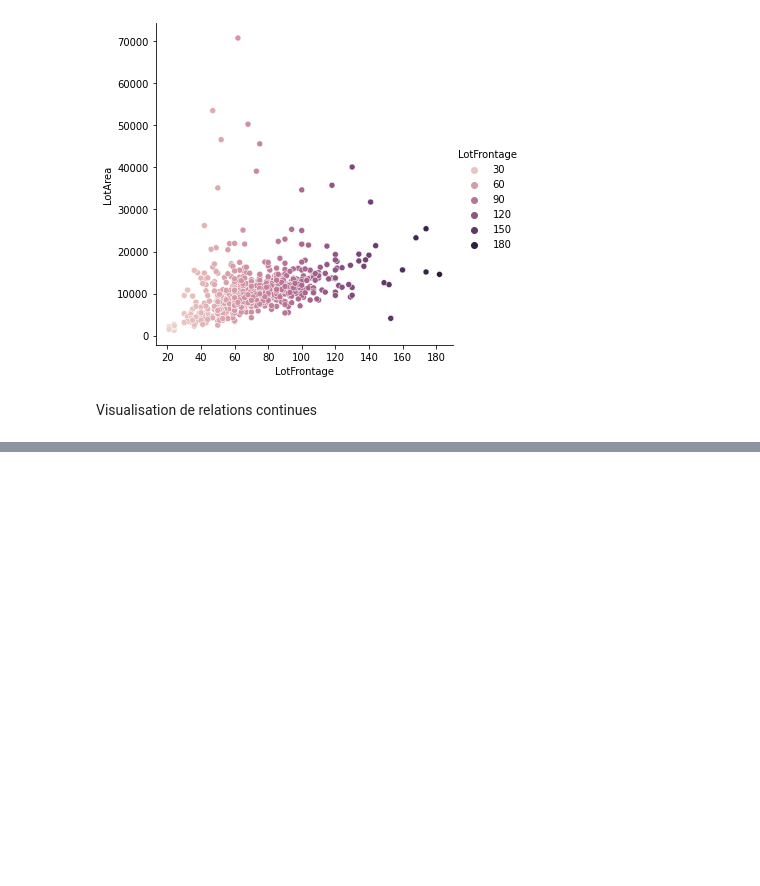
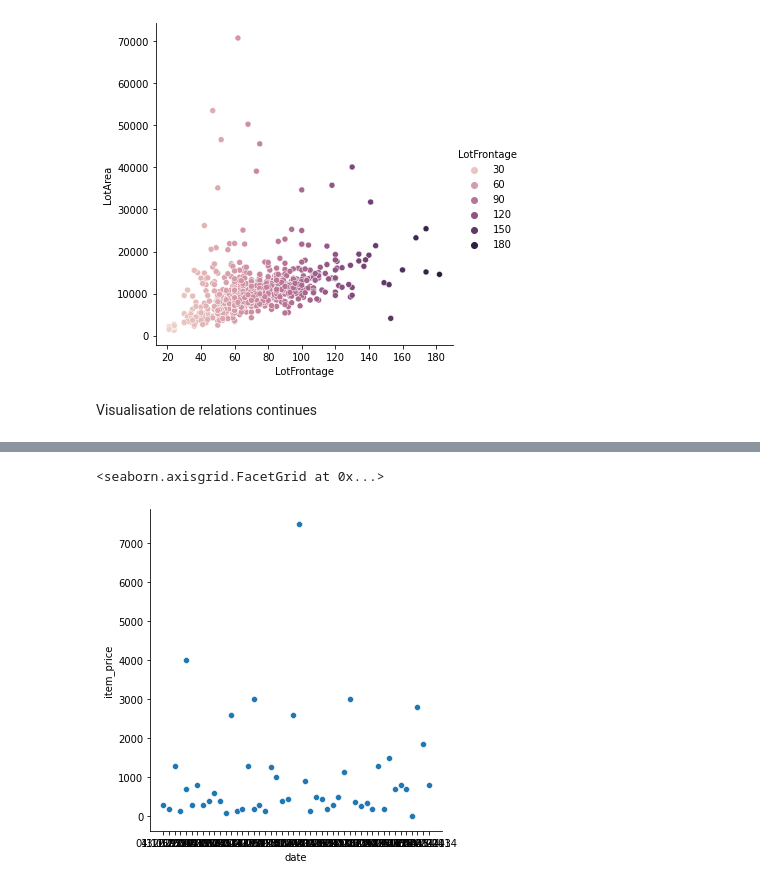
Before and after one commit to AlexRandria/python_numpy, a Jupyter notebook: pandasExo.ipynb, the cells around one changed output, grey strips where cells are left out. Drawn from its saved outputs; the diff is of its cells as text; code cells hidden in the pictures; blank space fills up the shorter version.

```diff
--- a/pandasExo.ipynb
+++ b/pandasExo.ipynb
@@ -73,4 +73,4 @@ Visualisation de relations continues
 # %%
 sales = pd.read_csv('./files/sales_predictions.csv')
 # %%
-sales_50 = sales.sample(n=50)
+sales_50 = sales.sample(n=50); sales_50
@@ -76,0 +95,5 @@ sales_50 = sales.sample(n=50)
+# %%
+sb.relplot(x="date", y="item_price", data = sales_50)
+# %% [output]
+<seaborn.axisgrid.FacetGrid at 0x...>
+[figure, added]
```
Also changed, not shown: parts of 16 cells of this notebook.
